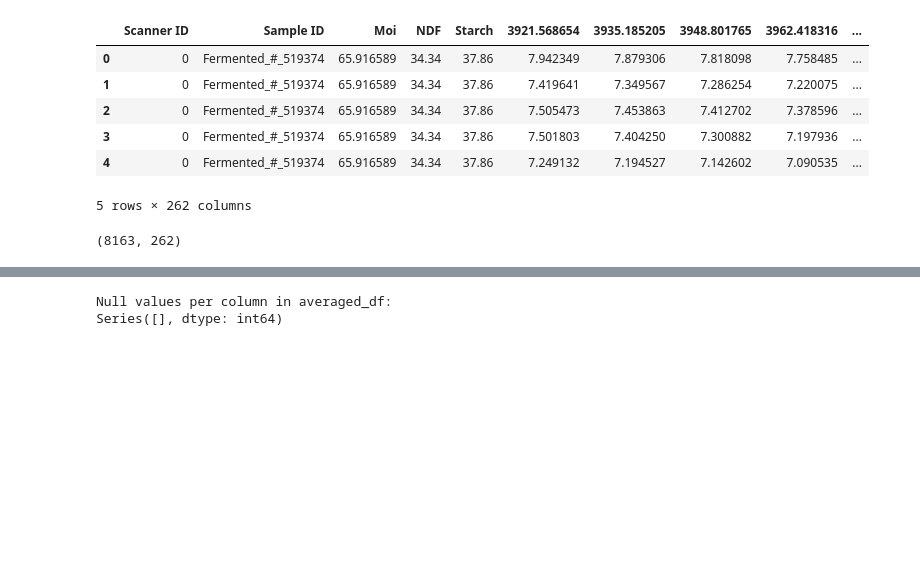
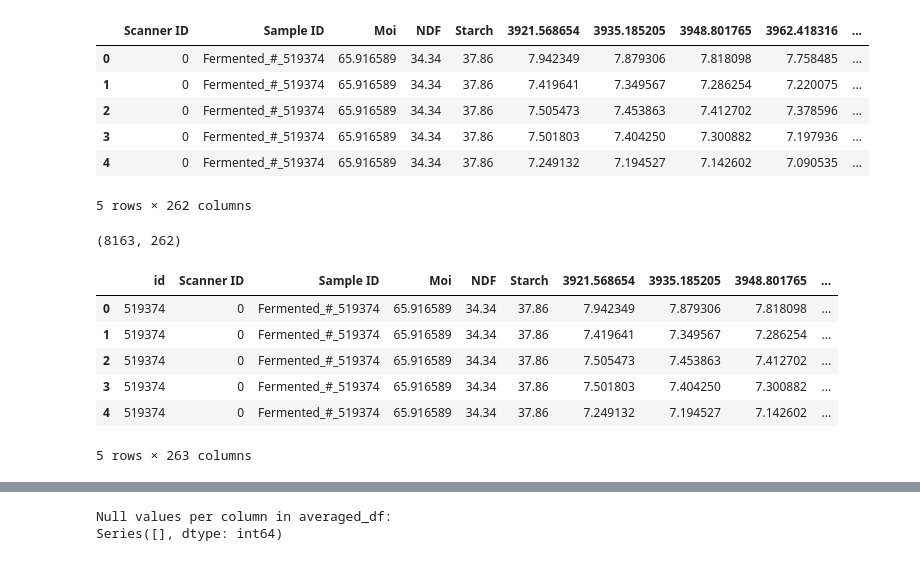
Before and after one commit to Raoina/Spectra-2-Image, a Jupyter notebook: notebooks/processing_dataset/siware_avg_preprocessing_train_data.ipynb, the cells around one changed output, grey strips where cells are left out. Cells and saved outputs as stored; diff of their text form; code cells hidden in the pictures; blank space fills up the shorter version.

```diff
--- a/notebooks/processing_dataset/siware_avg_preprocessing_train_data.ipynb
+++ b/notebooks/processing_dataset/siware_avg_preprocessing_train_data.ipynb
@@ -42,3 +43,16 @@ display(df.head())
 print(df.shape)
 # %% [output]
 (8163, 262)
+# %%
+df['Sample ID'] = df['Sample ID'].astype(str)
+
+df.insert(0, 'id', df['Sample ID'].str.extract(r'#[_-]?(\d+)'))
+df.head()
+# %% [output]
+|  | id | Scanner ID | Sample ID | Moi | NDF | Starch | 3921.568654 | 3935.185205 | 3948.801765 | ... |
+| 0 | 519374 | 0 | Fermented_#_519374 | 65.916589 | 34.34 | 37.86 | 7.942349 | 7.879306 | 7.818098 | ... |
+| 1 | 519374 | 0 | Fermented_#_519374 | 65.916589 | 34.34 | 37.86 | 7.419641 | 7.349567 | 7.286254 | ... |
+| 2 | 519374 | 0 | Fermented_#_519374 | 65.916589 | 34.34 | 37.86 | 7.505473 | 7.453863 | 7.412702 | ... |
+| 3 | 519374 | 0 | Fermented_#_519374 | 65.916589 | 34.34 | 37.86 | 7.501803 | 7.404250 | 7.300882 | ... |
+| 4 | 519374 | 0 | Fermented_#_519374 | 65.916589 | 34.34 | 37.86 | 7.249132 | 7.194527 | 7.142602 | ... |
+5 rows × 263 columns
```
Also changed, not shown: parts of 14 cells of this notebook.
